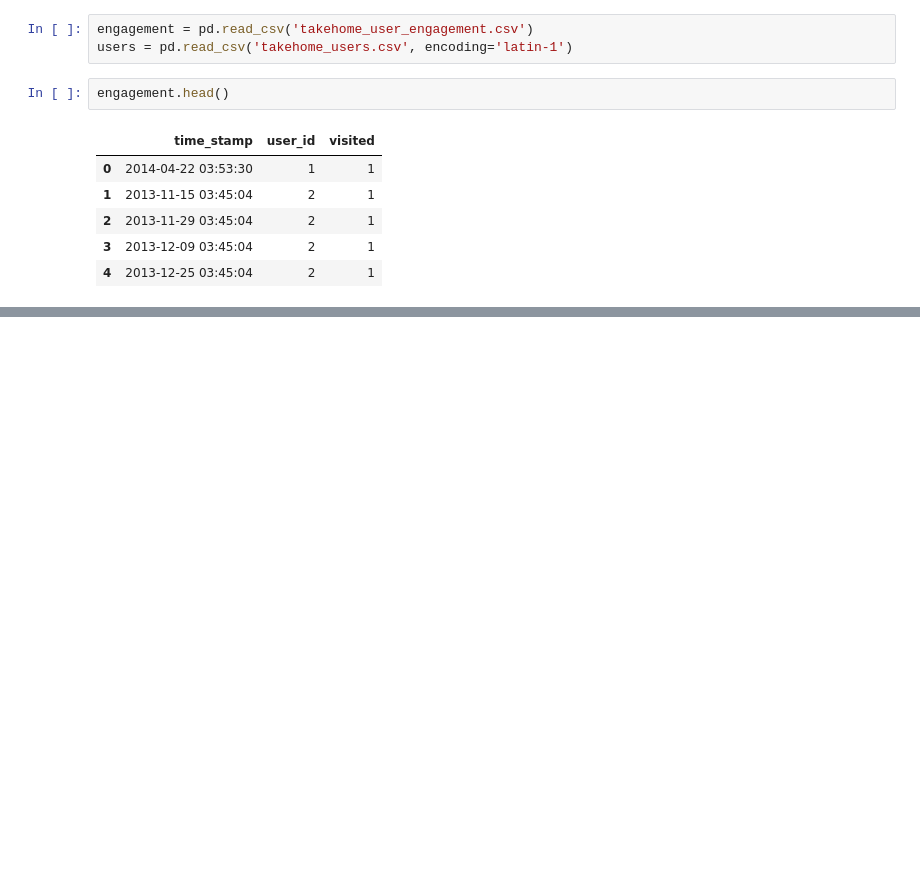
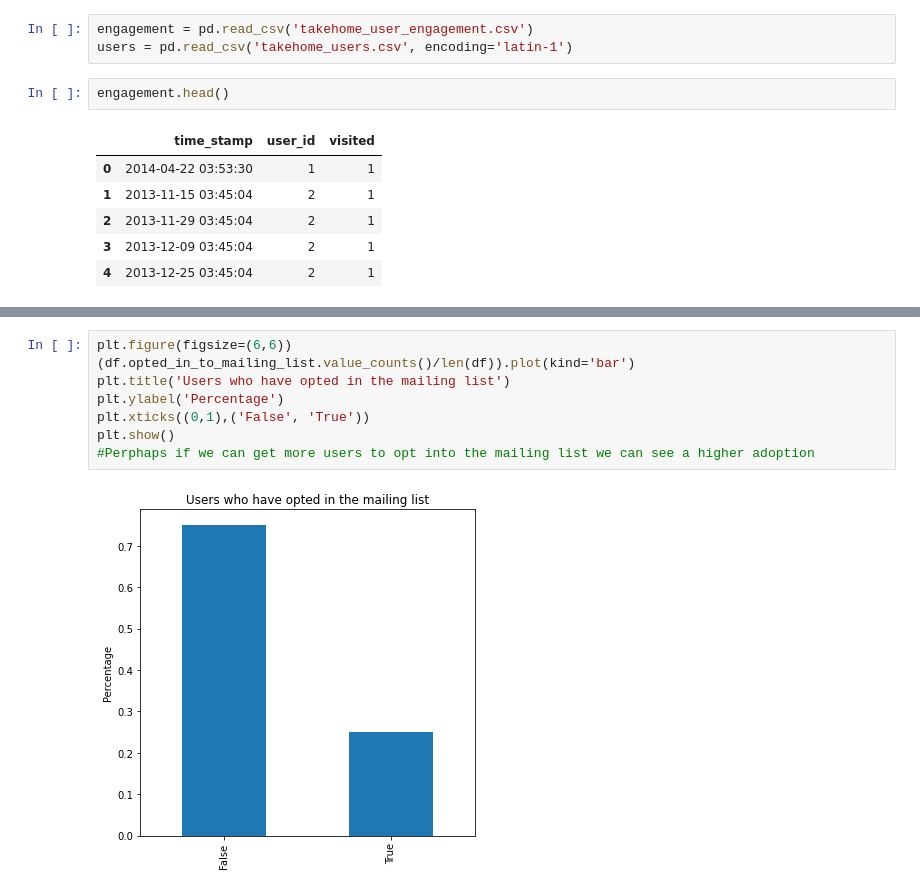
Before and after one commit to izinex/Springboard-Data-Science, a Jupyter notebook: relax_challenge/relax.ipynb, the cells around one changed output, grey strips where cells are left out. Saved outputs shown, nothing was run; the diff lists cells and outputs as text; blank space fills up the shorter version.

```diff
--- a/relax_challenge/relax.ipynb
+++ b/relax_challenge/relax.ipynb
@@ -26,0 +257,10 @@ users.head()
+# %%
+plt.figure(figsize=(6,6))
+(df.opted_in_to_mailing_list.value_counts()/len(df)).plot(kind='bar')
+plt.title('Users who have opted in the mailing list')
+plt.ylabel('Percentage')
+plt.xticks((0,1),('False', 'True'))
+plt.show()
+#Perphaps if we can get more users to opt into the mailing list we can see a higher adoption
+# %% [output]
+[figure, added]
```
Also changed, not shown: parts of 97 cells of this notebook.
